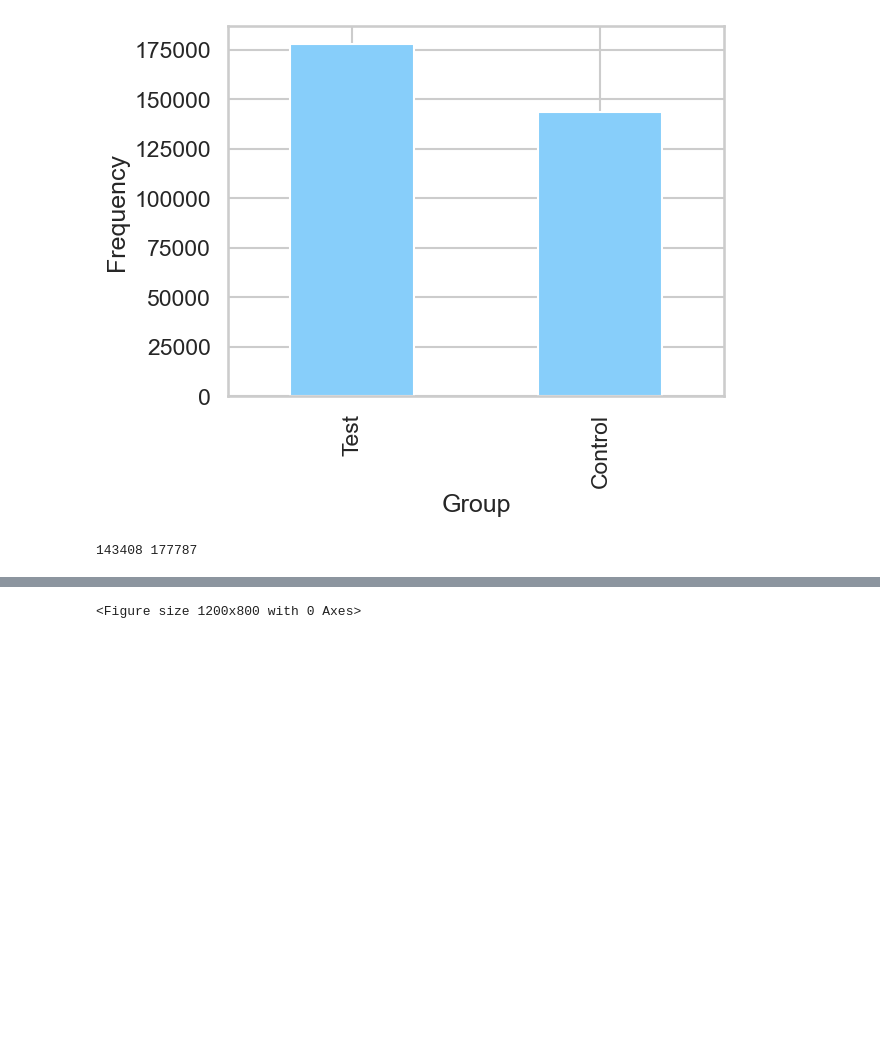
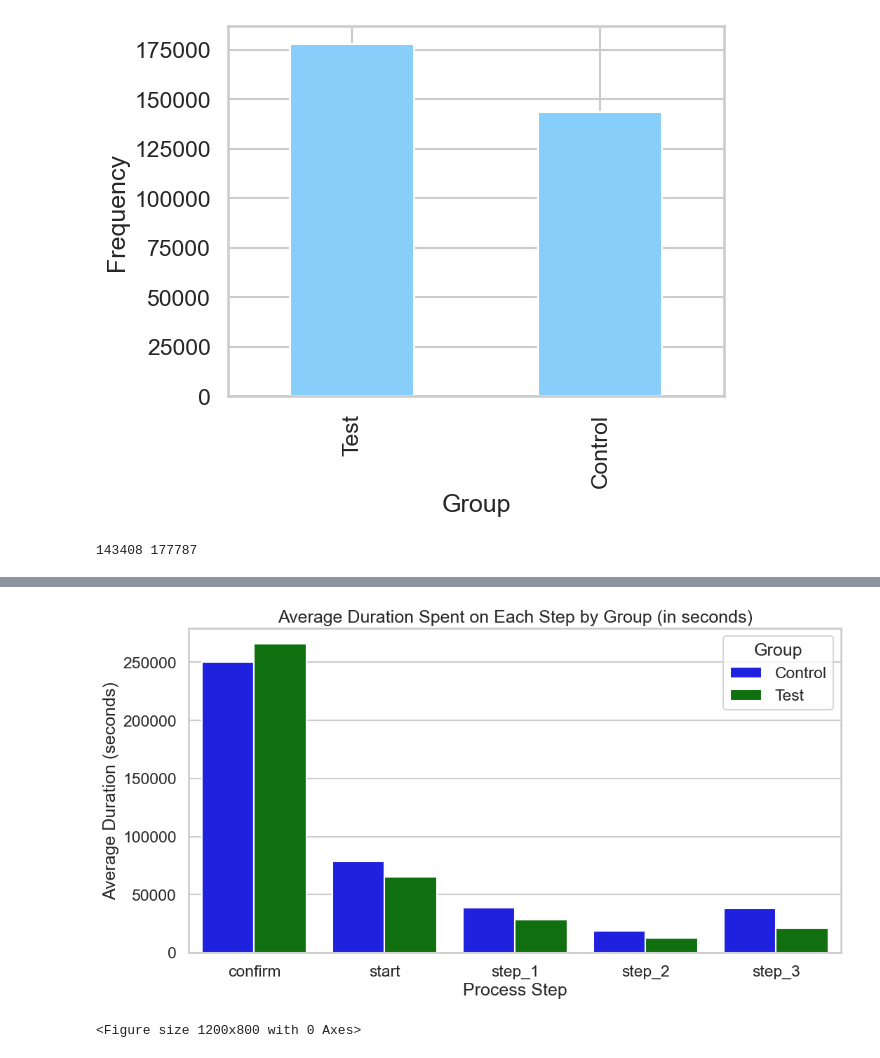
Before and after one commit to Josepdmo/PROJECT2, a Jupyter notebook: EXPLORATORY.ipynb, the cells around one changed output, grey strips where cells are left out. Cells and saved outputs as stored; diff of their text form; code cells hidden in the pictures; blank space fills up the shorter version.

```diff
--- a/EXPLORATORY.ipynb
+++ b/EXPLORATORY.ipynb
@@ -498,23 +498,3 @@ new_df['seconds'] = new_df['date_time'].dt.second
 
 #Convert time to seconds since midnight:
 new_df['time_in_seconds'] = new_df['hours'] * 3600 + new_df['minutes'] * 60 + new_df['seconds']
-# %%
-#Calculate quartiles:
-quartiles = new_df['time_in_seconds'].quantile([0.25, 0.5, 0.75])
-
-#Define a function to categorize times based on quartiles:
-def categorize_time(seconds, q1, q2, q3):
-    if seconds <= q1:
-        return 'Q1'
-    elif seconds <= q2:
-        return 'Q2'
-    elif seconds <= q3:
-        return 'Q3'
-    else:
-        return 'Q4'
-
-#Apply the categorization function:
-new_df['time_quartile'] = new_df['time_in_seconds'].apply(categorize_time, args=(quartiles[0.25], quartiles[0.5], quartiles[0.75]))
-
-# Display the resulting DataFrame
-display(new_df.head(5))
@@ -815 +864,57 @@ print(control_df.client_id.count(),test_df.client_id.count())
+# %%
+import pandas as pd
+import matplotlib.pyplot as plt
+import seaborn as sns
+
+# Assuming 'variation_df' is your DataFrame and it includes 'date_time' and 'process_step' columns
+control_df = variation_df[variation_df["Variation"] == "Control"]
+test_df = variation_df[variation_df["Variation"] == "Test"]
+
+# General function to calculate time spent on each step
+def calculate_step_duration(df):
+    # Ensure 'date_time' is sorted within each user session
+    df = df.sort_values(by=['client_id', 'visitor_id', 'date_time'])
+
+    # Calculate the time spent on each step by finding the difference between consecutive steps
+    df['next_step_time'] = df.groupby(['client_id', 'visitor_id'])['date_time'].shift(-1)
+    df['time_spent'] = (df['next_step_time'] - df['date_time']).dt.total_seconds()
+
+    # Drop rows where 'time_spent' is NaN (e.g., the last step in each session)
+    df = df.dropna(subset=['time_spent'])
+
+    # Calculate the average duration spent on each step
+    avg_duration_per_step = df.groupby('process_step')['time_spent'].mean().reset_index()
+    avg_duration_per_step.columns = ['process_step', 'avg_duration_seconds']
+
+    return avg_duration_per_step
+
+# Apply the function to control and test dataframes
+average_duration_per_step_control = calculate_step_duration(control_df)
+average_duration_per_step_test = calculate_step_duration(test_df)
+
+# Add a column to distinguish between control and test group
+average_duration_per_step_control['Group'] = 'Control'
+average_duration_per_step_test['Group'] = 'Test'
+
+# Combine both dataframes
+combined_df = pd.concat([average_duration_per_step_control, average_duration_per_step_test])
+
+# Plotting
+plt.figure(figsize=(12, 6))
+
+# Create separate palettes for control and test groups
+palette = {'Control': 'blue', 'Test': 'green'}
+
+# Create a bar plot using Seaborn
+sns.barplot(x='process_step', y='avg_duration_seconds', hue='Group', data=combined_df, palette=palette)
+
+# Set plot title and labels
+plt.title('Average Duration Spent on Each Step by Group (in seconds)')
+plt.xlabel('Process Step')
+plt.ylabel('Average Duration (seconds)')
+
+# Show plot
+plt.show()
+# %% [output]
+[figure, added]
 # %%
```
Also changed, not shown: parts of 20 cells of this notebook.
